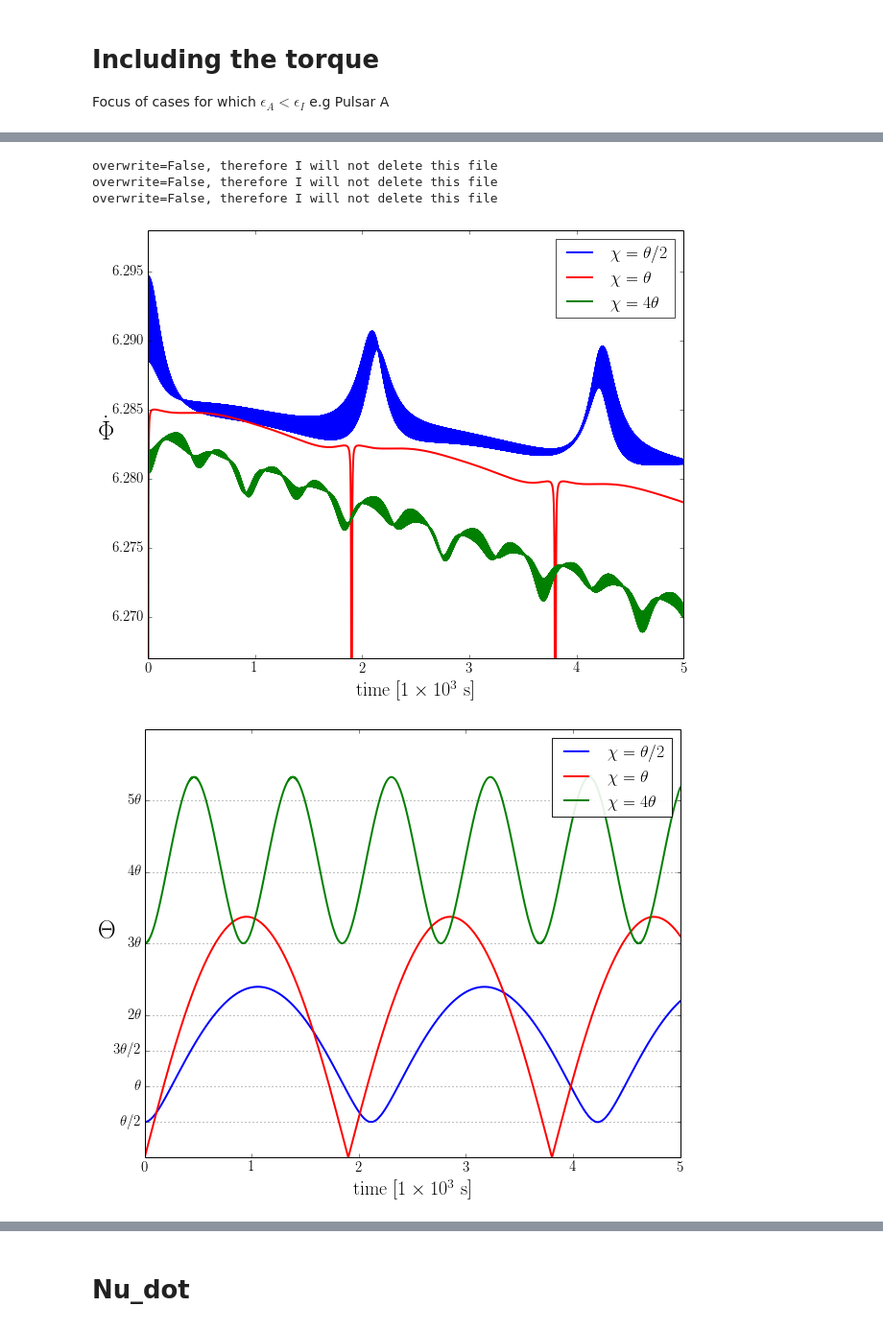
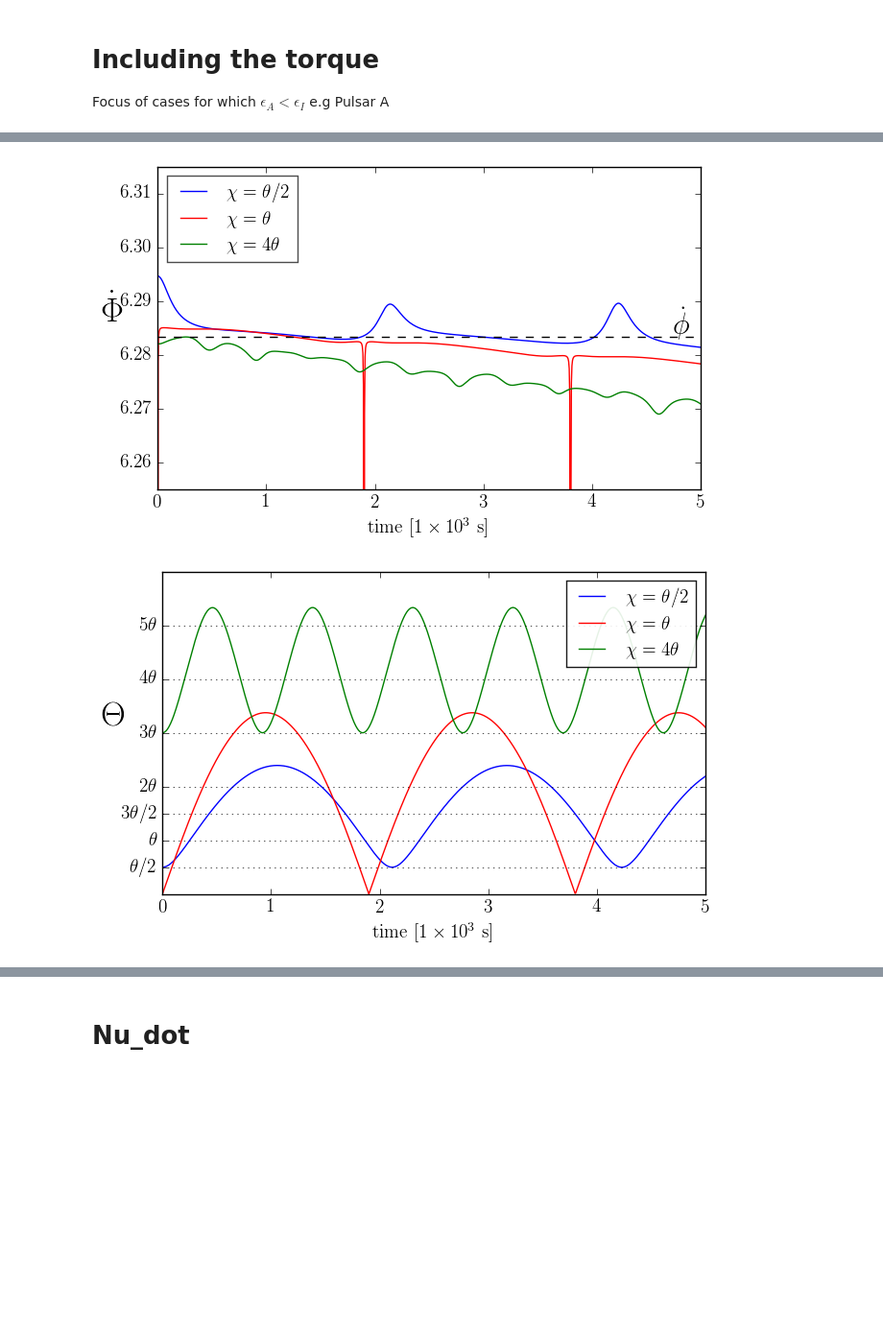
Before and after one commit to GregoryAshton/neutron_star_modelling, a Jupyter notebook: TimingNoiseModels/InertialSpaceResults/GeneratePlots.ipynb, the cells around one changed output, grey strips where cells are left out. Shown at 96% size. Cells and saved outputs as stored; diff of their text form; code cells hidden in the pictures; blank space fills up the shorter version.

```diff
--- a/TimingNoiseModels/InertialSpaceResults/GeneratePlots.ipynb
+++ b/TimingNoiseModels/InertialSpaceResults/GeneratePlots.ipynb
@@ -265,14 +277,19 @@ overwrite=False, therefore I will not delete this file
 
 Focus of cases for which $\epsilon_{A} < \epsilon_I$ e.g Pulsar A
 # %%
-chi = 80
+chi0 = 80
 omega0 = 10
 epsI3 = 1e-3
 epsA = 5e-4
+a0 = 15
+T = 5e3
 
-file_name = nsmod.Model.Run_with_Euler(chi=chi, epsI3=epsI3, epsA=epsA, omega0=omega0, t1=5e3, n=10000, error=1e-12, a_int=5,
-                                       overwrite=True)
+file_name = main(chi0=chi0, epsI3=epsI3, epsA=epsA, omega0=omega0, T=T,
+                 n=10000, error=1e-12, a0=a0, cleanup=True)
 
-nsmod.Plot.Spherical_Plot(file_name, Option_Dictionary={'save_fig':True})
-theta_var = nsmod.Plot.Euler_Angles(file_name, save_fig=True)
+axes = Plot.Spherical_Plot(file_name, save_fig=True)
+plt.show()
+
+axes = Plot.Euler_Angles(file_name, save_fig=True)
+plt.show()
 # %% [output]
@@ -283,59 +300,60 @@ Saving figure as Euler_Angles_chi_80.0_epsI1_0.00e+00_epsI3_1.00e-03_epsA_5.00e-
 # %%
-a_int = 20
+a0 = 20
 epsI3 = 1e-3
 omega0 = 1 * 2 * np.pi
 epsA = 5e-4
+T = 5e3
 
-a_int_d = np.radians(a_int)
-theta_0 = np.arccos(cos(a_int_d) * (1 + epsI3) * pow(pow(sin(a_int_d), 2)
-                            + pow(cos(a_int_d) * (1 + epsI3), 2), -0.5))
+a0_rad = np.radians(a0)
+theta_0 = np.arccos(cos(a0_rad) * (1 + epsI3) * pow(pow(sin(a0_rad), 2)
+                            + pow(cos(a0_rad) * (1 + epsI3), 2), -0.5))
 
-chi_list = chi_list = [10.0, np.degrees(theta_0), 80.0]
+chi0_list = [10.0, 20.0, 80.0]
 label_list = [r"$\chi=\theta/2$", r"$\chi=\theta$", r"$\chi= 4\theta$"]
 color_list = ["b", "r", "g"]
 #chi_list = [np.degrees(theta_0)]
 fig1 = plt.figure()
 ax1 = fig1.add_subplot(111)
 
 fig2 = plt.figure()
 ax2 = fig2.add_subplot(111)
 
-for i, chi in enumerate(chi_list):
-    file_name = nsmod.Model.Run_with_Euler(chi=chi, epsI1=0.0, epsI3=epsI3,
-                                           epsA=epsA, omega0=omega0, t1=5e3,
-                                           n=10000, error=1e-12, a_int=a_int,
-                                           anom_torque=True)
+for i, chi0 in enumerate(chi0_list):
+    file_name = main(chi0=chi0, epsI3=epsI3, epsA=epsA, omega0=omega0, T=T,
+                     n=1000, error=1e-14, a0=a0, cleanup=True, )
 
     time, w1, w2, w3, theta, phi, psi = nsmod.File_Functions.Euler_Angles_Import(file_name)
     (t_scaled, scale_val) = nsmod.Useful_Tools.Sort_Out_Some_Axis(time)
 
-    ax1 = nsmod.Plot.big_phi_dot(file_name, ax1, label=label_list[i], color=color_list[i])
+    ax1 = nsmod.Plot.big_phi_dot(file_name, ax=ax1, label=label_list[i], color=color_list[i])
 
-    ax2 = nsmod.Plot.big_theta(file_name, ax2, label=label_list[i], color=color_list[i])
+    ax2 = nsmod.Plot.big_theta(file_name, ax=ax2, label=label_list[i], color=color_list[i])
 
 # Add horizontal lines to ax1; note phi dot is the same regardless of chi
-#xfit, yfit, f_p = nsmod.Useful_Tools.Fit_Function(time, phi, 1)
-#phi_dot = f_p[0]
-#ax1.axhline(phi_dot, ls="--", color="k", label=r"$\dot{\phi}$")
-#xfit, yfit, f_p = nsmod.Useful_Tools.Fit_Function(time, psi, 1)
-#psi_dot = f_p[0]
-#ax1.axhline(phi_dot+psi_dot, ls="-.", color="k", label=r"$\dot{\phi}+ \dot{\psi}$")
+xfit, yfit, f_p = nsmod.Useful_Tools.Fit_Function(time, phi, 1)
+phi_dot = f_p[0]
+ax1.axhline(phi_dot, ls="--", color="k",) #label=r"$\dot{\phi}$")
+ax1.text(0.95*ax1.get_xlim()[1], 1.0001*(phi_dot), r"$\dot{\phi}$", size=22)
+xfit, yfit, f_p = nsmod.Useful_Tools.Fit_Function(time, psi, 1)
+psi_dot = f_p[0]
+#ax1.axhline(phi_dot+psi_dot, ls="-.", color="k", )#label=r"$\dot{\phi}+ \dot{\psi}$")
+#ax1.text(0.9*ax1.get_xlim()[1], 0.9998*(phi_dot+psi_dot), r"$\dot{\phi}+ \dot{\psi}$", size=22)
 
-ax1.set_ylim(6.267, 6.298)
-ax1.legend(framealpha=0.7, loc=1)
-fig1.savefig("Images/frequency_variation_with_chi_inc_torque.pdf")
+delta = 0.03
+ax1.set_ylim(6.285-delta, 6.285+delta)
+ax1.legend(framealpha=0.7, loc=2, ncol=1)
+fig1.savefig("img/frequency_variation_with_chi_inc_torque.pdf")
 
 # Add horizontal lines tp ax2; note psi dot is the same regardless of chi
 ax2.set_yticks([10.0, 20.0,30,40, 60.0,80.0, 100])
 ax2.set_yticklabels([r"$\theta/2$", r"$\theta$", r"$3\theta/2$", r"$2\theta$", r"$3\theta$", r"$4\theta$", r"$5\theta$"])
 ax2.grid(True, axis='y')
 ax2.legend(framealpha=0.9, loc=1)
-fig2.savefig("Images/amplitude_variation_with_chi_inc_torque.pdf")
+fig2.savefig("img/amplitude_variation_with_chi_inc_torque.pdf")
+
+plt.show()
 # %% [output]
-overwrite=False, therefore I will not delete this file
-overwrite=False, therefore I will not delete this file
-overwrite=False, therefore I will not delete this file
-[figure, old version]
+[figure, new version]
-[figure, old version]
+[figure, new version]
 # %% [markdown]
 # Timing residuals
```
Also changed, not shown: parts of 9 cells of this notebook, 6 other files.
